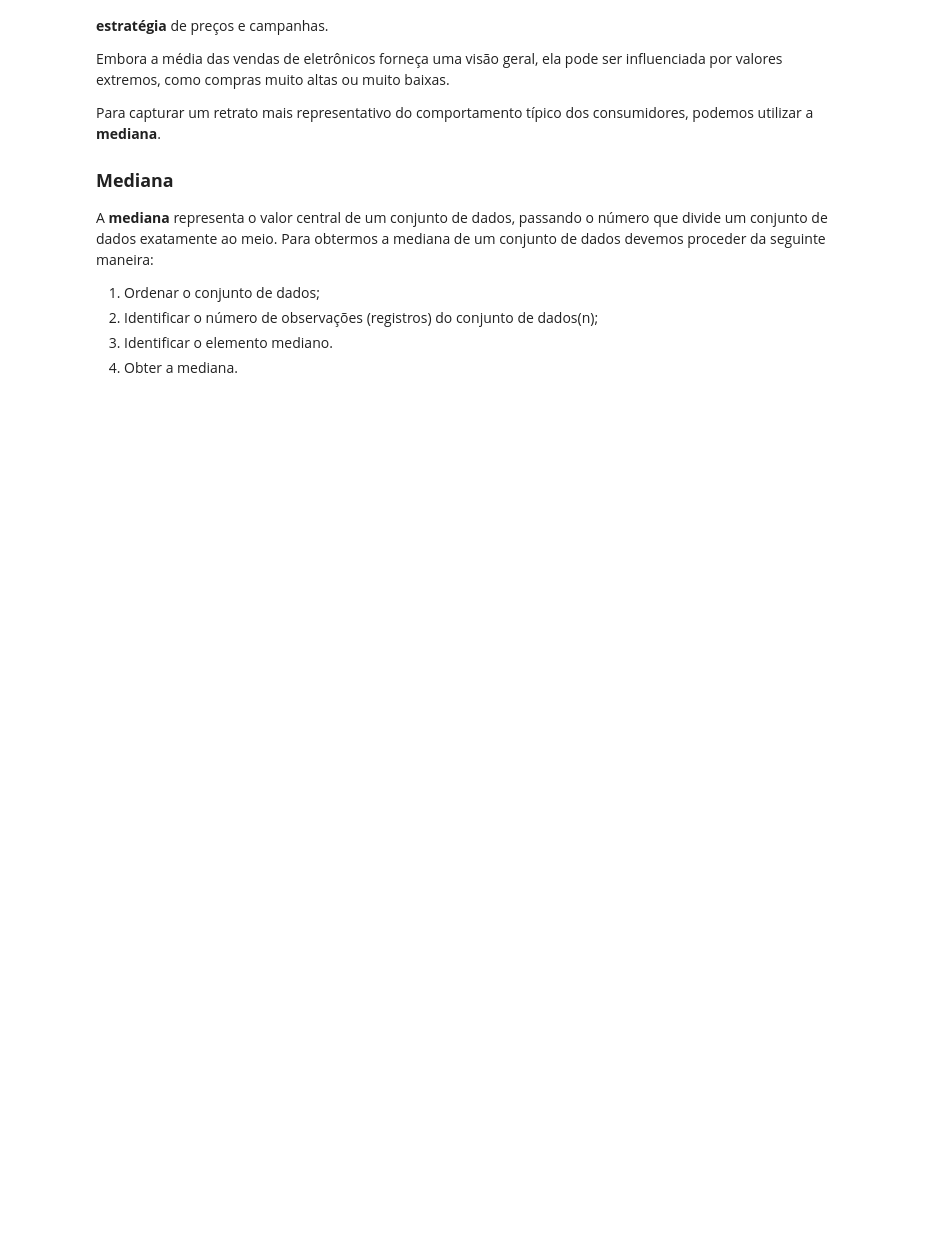
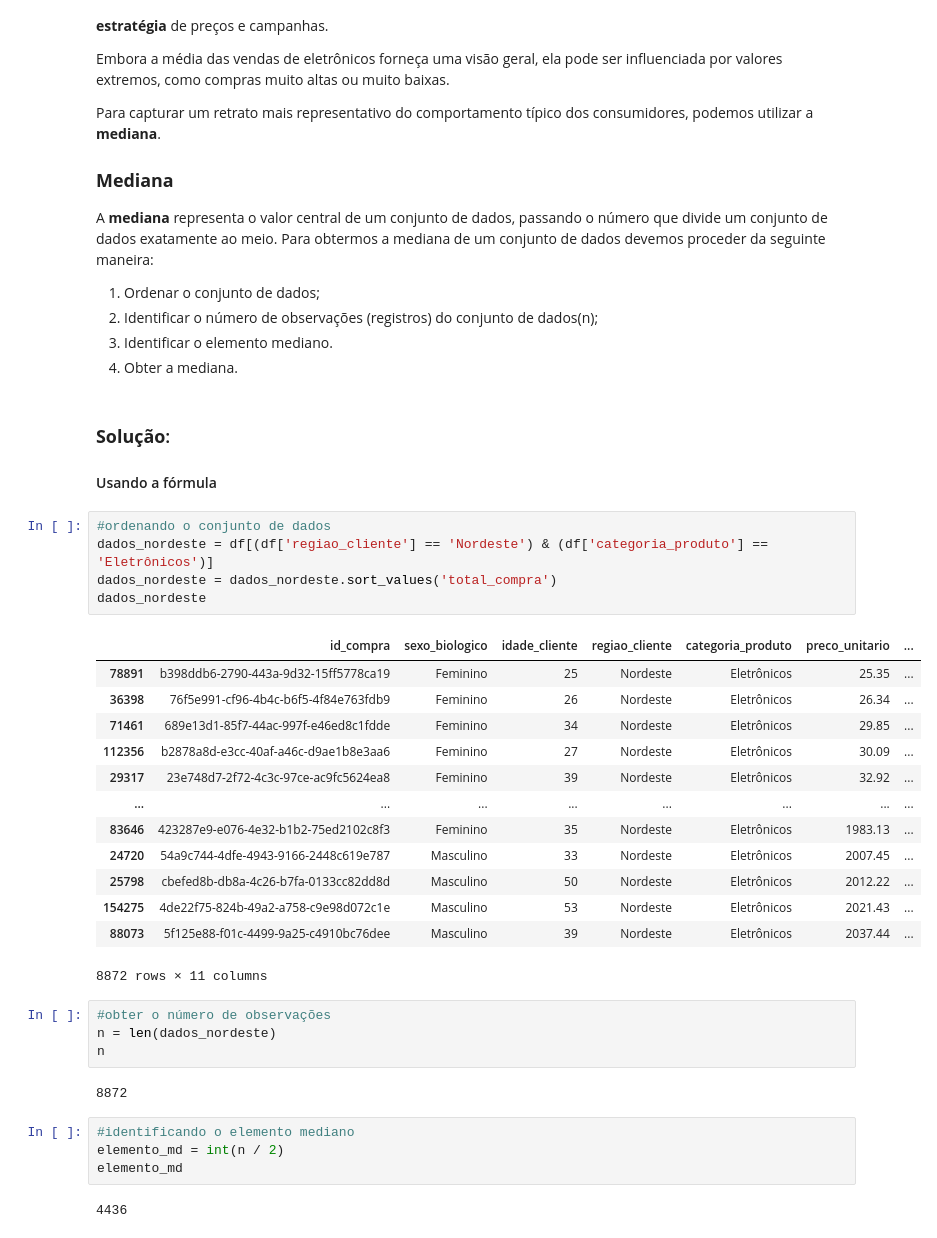
Before and after one commit to biellrodri/data-science-alura, a Jupyter notebook: formacao-estatistica-ML/projeto_consultoria.ipynb, the cells around one changed output. Cells and saved outputs as stored; diff of their text form; blank space fills up the shorter version.

```diff
--- a/formacao-estatistica-ML/projeto_consultoria.ipynb
+++ b/formacao-estatistica-ML/projeto_consultoria.ipynb
@@ -586,3 +586,37 @@ Para obtermos a mediana de um conjunto de dados devemos proceder da seguinte man
 2. Identificar o número de observações (registros) do conjunto de dados(n);
 3. Identificar o elemento mediano.
 4. Obter a mediana.
+# %% [markdown]
+### **Solução**:
+#### Usando a fórmula
+# %%
+#ordenando o conjunto de dados
+dados_nordeste = df[(df['regiao_cliente'] == 'Nordeste') & (df['categoria_produto'] == 'Eletrônicos')]
+dados_nordeste = dados_nordeste.sort_values('total_compra')
+dados_nordeste
+# %% [output]
+|  | id_compra | sexo_biologico | idade_cliente | regiao_cliente | categoria_produto | preco_unitario | ... |
+| 78891 | b398ddb6-2790-443a-9d32-15ff5778ca19 | Feminino | 25 | Nordeste | Eletrônicos | 25.35 | ... |
+| 36398 | 76f5e991-cf96-4b4c-b6f5-4f84e763fdb9 | Feminino | 26 | Nordeste | Eletrônicos | 26.34 | ... |
+| 71461 | 689e13d1-85f7-44ac-997f-e46ed8c1fdde | Feminino | 34 | Nordeste | Eletrônicos | 29.85 | ... |
+| 112356 | b2878a8d-e3cc-40af-a46c-d9ae1b8e3aa6 | Feminino | 27 | Nordeste | Eletrônicos | 30.09 | ... |
+| 29317 | 23e748d7-2f72-4c3c-97ce-ac9fc5624ea8 | Feminino | 39 | Nordeste | Eletrônicos | 32.92 | ... |
+| ... | ... | ... | ... | ... | ... | ... | ... |
+| 83646 | 423287e9-e076-4e32-b1b2-75ed2102c8f3 | Feminino | 35 | Nordeste | Eletrônicos | 1983.13 | ... |
+| 24720 | 54a9c744-4dfe-4943-9166-2448c619e787 | Masculino | 33 | Nordeste | Eletrônicos | 2007.45 | ... |
+| 25798 | cbefed8b-db8a-4c26-b7fa-0133cc82dd8d | Masculino | 50 | Nordeste | Eletrônicos | 2012.22 | ... |
+| 154275 | 4de22f75-824b-49a2-a758-c9e98d072c1e | Masculino | 53 | Nordeste | Eletrônicos | 2021.43 | ... |
+| 88073 | 5f125e88-f01c-4499-9a25-c4910bc76dee | Masculino | 39 | Nordeste | Eletrônicos | 2037.44 | ... |
+8872 rows × 11 columns
+# %%
+#obter o número de observações
+n = len(dados_nordeste)
+n
+# %% [output]
+8872
+# %%
+#identificando o elemento mediano
+elemento_md = int(n / 2)
+elemento_md
+# %% [output]
+4436
```
Also changed, not shown: parts of 8 cells of this notebook.
